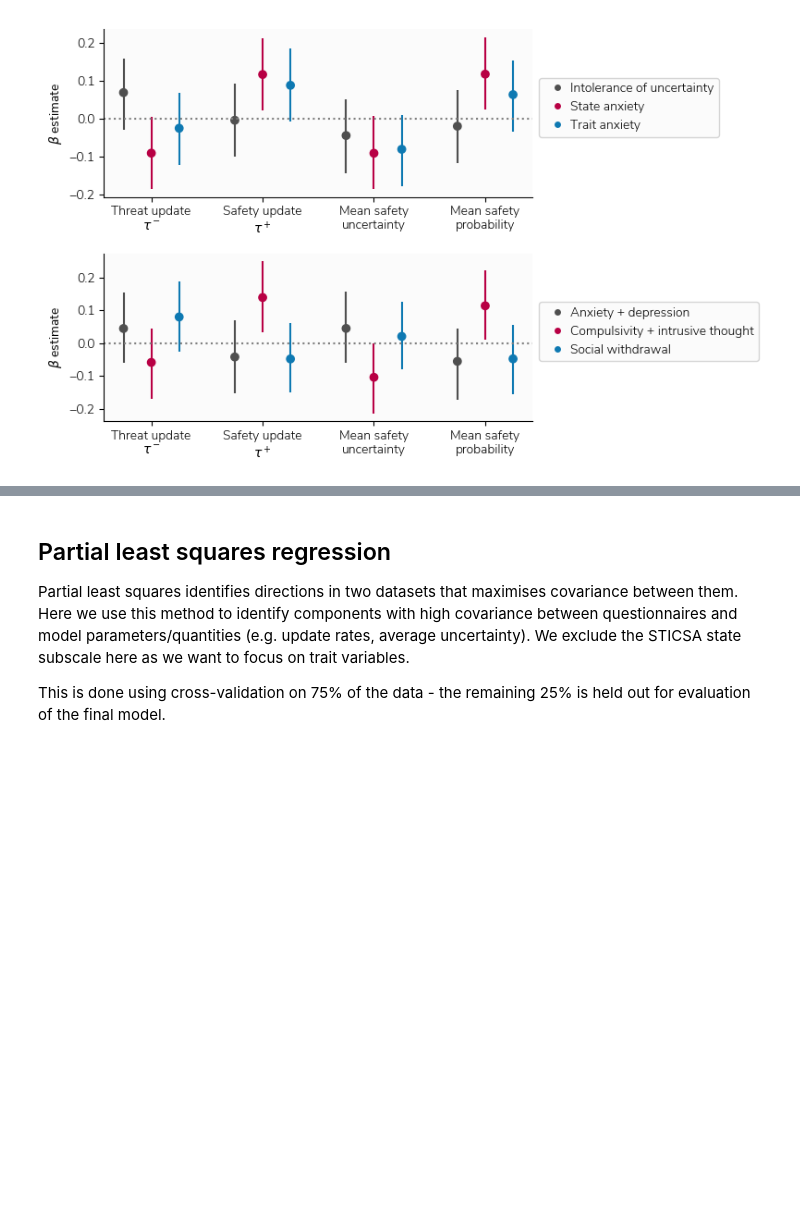
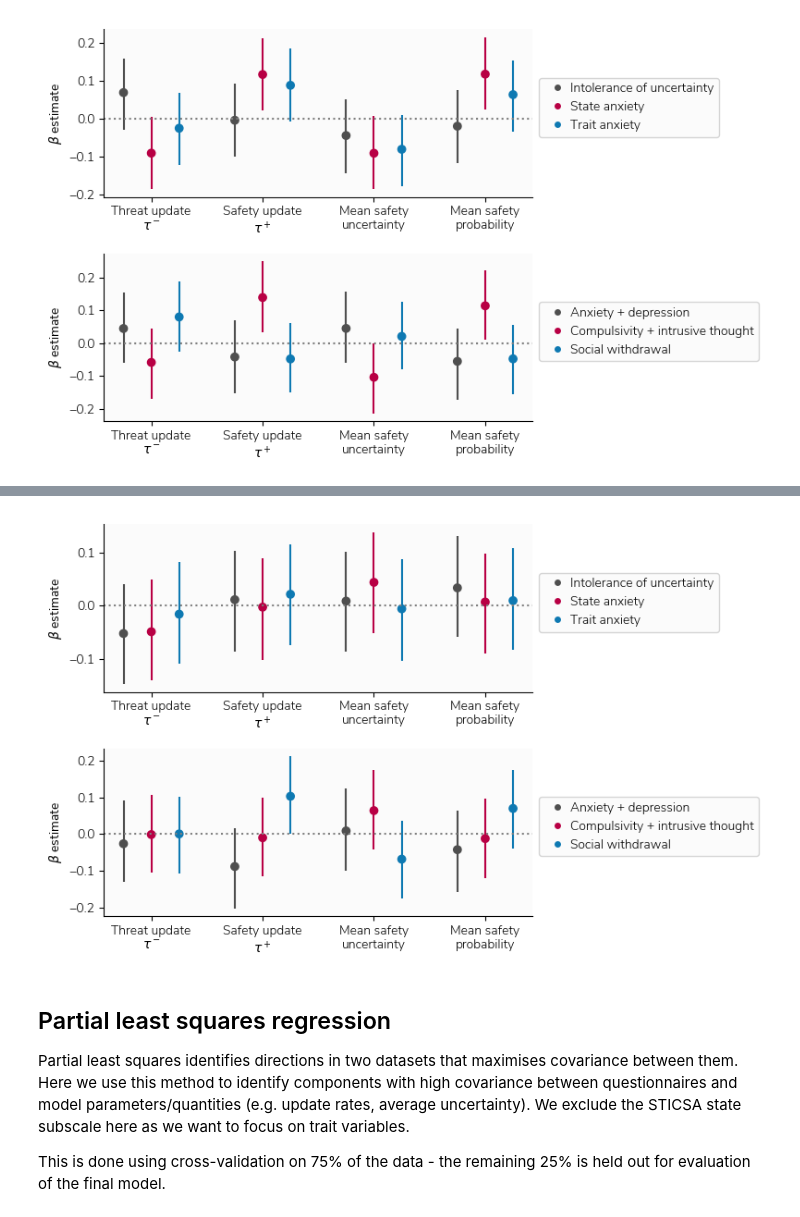
Before and after one commit to tobywise/online-aversive-learning, a Jupyter notebook: notebooks/psychopathology_analysis.ipynb, the cells around one changed output, grey strips where cells are left out. Saved outputs shown, nothing was run; the diff lists cells and outputs as text; code cells hidden in the pictures; blank space fills up the shorter version.

```diff
--- a/notebooks/psychopathology_analysis.ipynb
+++ b/notebooks/psychopathology_analysis.ipynb
@@ -350,3 +355,6 @@ plt.savefig('../figures/variable_correlations.svg')
+# %%
+full_df['IUS_prospective'] = scale(full_df[['ius.' + str(i) for i in [1, 2, 3, 4, 5, 6, 7]]].sum(axis=1).values)
+full_df['IUS_inhibitory'] = scale(full_df[['ius.' + str(i) for i in [8, 9, 10, 11, 12]]].sum(axis=1).values)
 # %% [markdown]
 # Fit the regression models
 
@@ -515,0 +715,5 @@ plt.savefig('../figures/regression_plot.png')
+# %%
+factor_df_model = remove_other_vars(factor_df_model)
+anx_df_model = remove_other_vars(anx_df_model)
+factor_df_model_free = remove_other_vars(factor_df_model_free)
+anx_df_model_free = remove_other_vars(anx_df_model_free)
@@ -516,3 +754,52 @@ plt.savefig('../figures/regression_plot.png')
+# %%
+f, ax = plt.subplots(2, 1, figsize=(8, 5), dpi=100, facecolor='white')
+
+# Plot anxiety results
+anx_df_model.loc[:, 'predictor'] = anx_df_model.index
+anx_df_model['outcome'] = anx_df_model['outcome'].replace(outcomes_dict)
+xpos = np.arange(len(anx_df_model)).astype(float)
+for i in range(len(anx_df_model['outcome'].unique())):
+    xpos[i*3:i*3+3] += i * 1
+ax[0].scatter(xpos, 'mean', facecolors=pal[:3], data=anx_df_model, label=None)
+ax[0].errorbar(xpos, 'mean', yerr=[anx_df_model['mean'] - anx_df_model['hpd0.95_lower'],
+                                anx_df_model['hpd0.95_upper'] - anx_df_model['mean']], fmt='none', label=None, ecolor=pal[:3], data=anx_df_model)
+ax[0].axhline(0, linestyle=':', c='grey')
+ax[0].set_xticks(np.arange(len(anx_df_model['outcome'].unique())) * 4 + 1)
+ax[0].set_xticklabels(anx_df_model['outcome'].unique())
+ax[0].set_ylabel(r"$\beta$ estimate")
+
+legend_elements = [Line2D([0], [0], marker='o', color='None', label='Intolerance of uncertainty', markerfacecolor=pal[0], markersize=5),
+                   Line2D([0], [0], marker='o', color='None', label='State anxiety', markerfacecolor=pal[1], markersize=5),
+                   Line2D([0], [0], marker='o', color='None', label='Trait anxiety', markerfacecolor=pal[2], markersize=5)]
+ax[0].legend(handles=legend_elements, loc='upper left', ncol=1, handletextpad=0.01, mode=None, columnspacing=0.1,
+            bbox_to_anchor=(1, 0.75))
+
+# Plot factor results
+factor_df_model.loc[:, 'predictor'] = factor_df_model.index
+factor_df_model['outcome'] = factor_df_model['outcome'].replace(outcomes_dict)
+xpos = np.arange(len(factor_df_model)).astype(float)
+for i in range(len(factor_df_model['outcome'].unique())):
+    xpos[i*3:i*3+3] += i * 1
+ax[1].scatter(xpos, 'mean', facecolors=pal[:3], data=factor_df_model, label=None)
+ax[1].errorbar(xpos, 'mean', yerr=[factor_df_model['mean'] - factor_df_model['hpd0.95_lower'],
+                                factor_df_model['hpd0.95_upper'] - factor_df_model['mean']], fmt='none', label=None, ecolor=pal[:3], data=factor_df_model)
+ax[1].axhline(0, linestyle=':', c='grey')
+ax[1].set_xticks(np.arange(len(factor_df_model['outcome'].unique())) * 4 + 1)
+ax[1].set_xticklabels(factor_df_model['outcome'].unique())
+ax[1].set_ylabel(r"$\beta$ estimate")
+
+legend_elements = [Line2D([0], [0], marker='o', color='None', label='Anxiety + depression', markerfacecolor=pal[0], markersize=5),
+                   Line2D([0], [0], marker='o', color='None', label='Compulsivity + intrusive thought', markerfacecolor=pal[1], markersize=5),
+                   Line2D([0], [0], marker='o', color='None', label='Social withdrawal', markerfacecolor=pal[2], markersize=5)]
+ax[1].legend(handles=legend_elements, loc='upper left', ncol=1, handletextpad=0.01, mode=None, columnspacing=0.1,
+            bbox_to_anchor=(1, 0.75))
+
+sns.despine()
+plt.tight_layout()
+plt.savefig('../figures/regression_sex_interaction_plot.svg')
+plt.savefig('../figures/regression_sex_interaction_plot.png')
+# %% [output]
+[figure, added]
 # %% [markdown]
 ## Partial least squares regression
 
```
Also changed, not shown: parts of 22 cells of this notebook, 2 other files.
